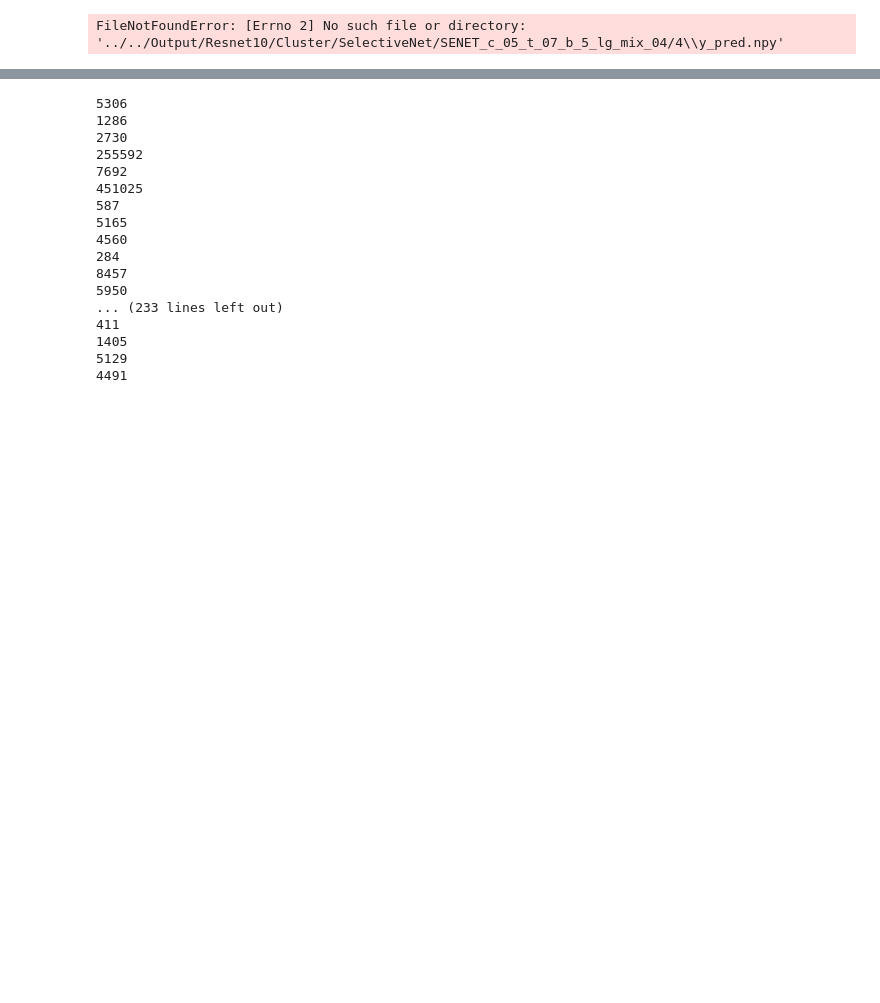
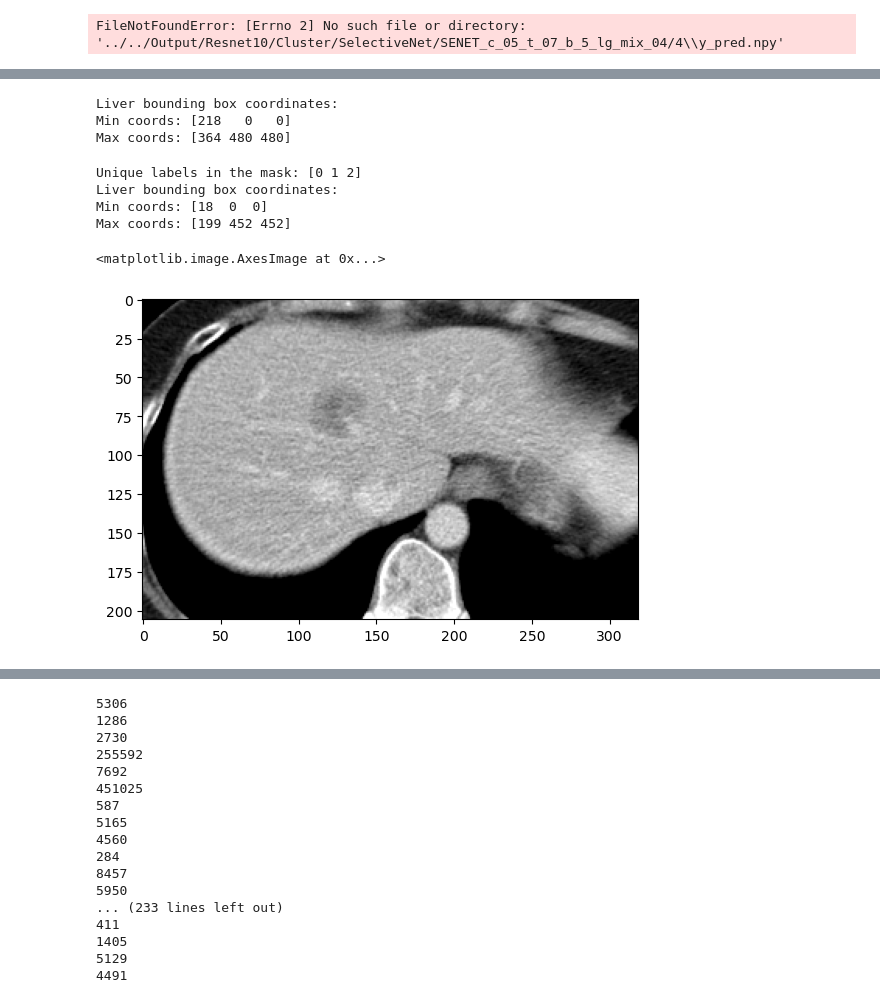
Before and after one commit to BaconDavid/CRLM_Internship_Project, a Jupyter notebook: Evaluation/Results_analysis.ipynb, the cells around one changed output, grey strips where cells are left out. Saved outputs shown, nothing was run; the diff lists cells and outputs as text; code cells hidden in the pictures; blank space fills up the shorter version.

```diff
--- a/Evaluation/Results_analysis.ipynb
+++ b/Evaluation/Results_analysis.ipynb
@@ -1161,0 +1185,80 @@ FileNotFoundError: [Errno 2] No such file or directory: '../../Output/Resnet10/C
+# %%
+import SimpleITK as sitk
+import numpy as np
+
+# 读取掩码图像
+mask_1 = sitk.ReadImage('../../Data/Mixed_HGP/Mixed_HGP_mask_07071/CILM_CT_16466_0.nii.gz')
+mask_1_array = sitk.GetArrayFromImage(mask_1)
+
+# 假设肝脏的标签值是1
+liver_label = 1
+
+# 找到肝脏像素的位置
+liver_indices = np.where(mask_1_array == liver_label)
+
+# 计算肝脏的边界框
+min_coords = np.min(liver_indices, axis=1)
+max_coords = np.max(liver_indices, axis=1)
+
+# 打印边界框坐标
+print("Liver bounding box coordinates:")
+print("Min coords:", min_coords)
+print("Max coords:", max_coords)
+# %% [output]
+Liver bounding box coordinates:
+Min coords: [218   0   0]
+Max coords: [364 480 480]
+# %%
+import SimpleITK as sitk
+import numpy as np
+import matplotlib.pyplot as plt
+
+# 读取掩码图像
+mask_1 = sitk.ReadImage('../../Data/Mixed_HGP/Mixed_HGP_mask_07071/CILM_CT_26140_0.nii.gz')
+mask_1_array = sitk.GetArrayFromImage(mask_1)
+img_1_array = sitk.GetArrayFromImage(sitk.ReadImage('../../Data/Test/Final_DataSet/Dataset/largest_tm_lv_07071_windowed_+5/CILM_CT_27554_0.nii.gz'))
+# 打印掩码中的唯一标签值
+unique_labels = np.unique(mask_1_array)
+print("Unique labels in the mask:", unique_labels)
+
+# 假设肝脏的标签值是1，请确认此标签值是否在唯一标签值中
+liver_label = 1
+if liver_label not in unique_labels:
+    raise ValueError(f"Liver label {liver_label} not found in the mask.")
+
+# 找到肝脏像素的位置
+liver_indices = np.where(mask_1_array == liver_label)
+
+# 计算肝脏的边界框
+min_coords = np.min(liver_indices, axis=1)
+max_coords = np.max(liver_indices, axis=1)
+
+# 打印边界框坐标
+print("Liver bounding box coordinates:")
+print("Min coords:", min_coords)
+print("Max coords:", max_coords)
+
+# 可视化掩码和边界框
+def plot_slice(image, slice_index, min_coords, max_coords):
+    plt.imshow(image[slice_index], cmap="gray")
+    plt.gca().add_patch(plt.Rectangle(
+        (min_coords[2], min_coords[1]),
+        max_coords[2] - min_coords[2],
+        max_coords[1] - min_coords[1],
+        edgecolor='red',
+        fill=False,
+        linewidth=2
+    ))
+    plt.title(f"Slice {slice_index} with bounding box")
+    plt.show()
+
+# 可视化中间切片及其边界框
+middle_slice = (min_coords[0] + max_coords[0]) // 2
+plt.imshow(img_1_array[14,:,:],cmap='gray')
+# %% [output]
+Unique labels in the mask: [0 1 2]
+Liver bounding box coordinates:
+Min coords: [18  0  0]
+Max coords: [199 452 452]
+<matplotlib.image.AxesImage at 0x...>
+[figure, added]
```
Also changed, not shown: parts of 10 cells of this notebook, 8 other files.
